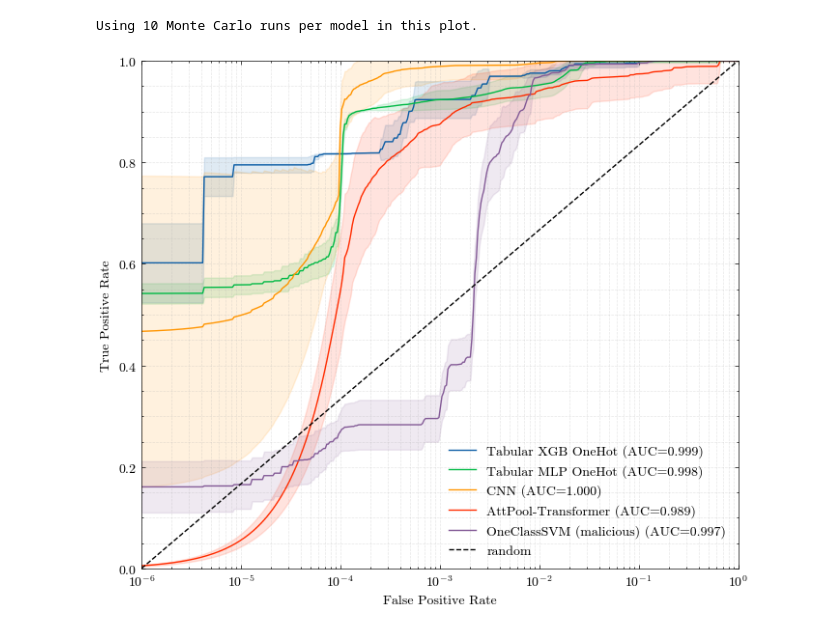
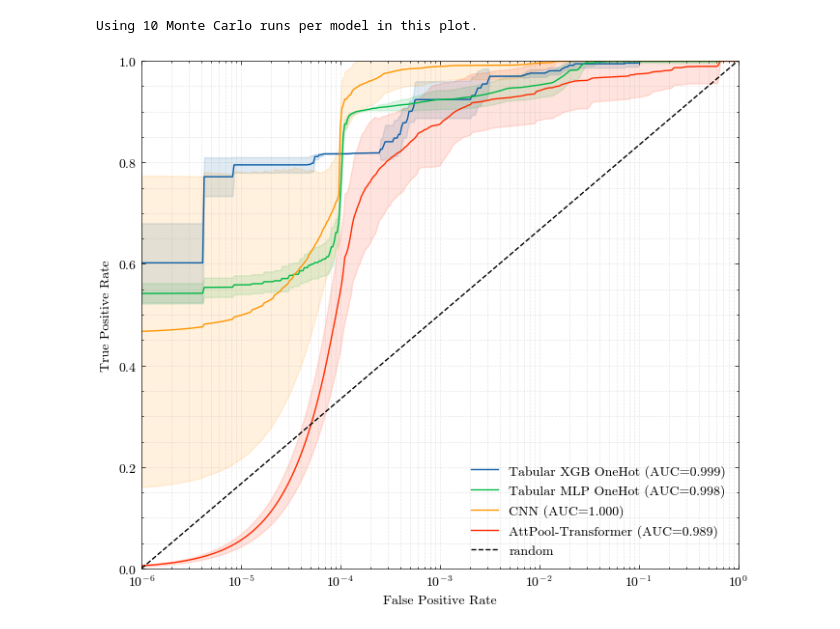
Before and after one commit to dtrizna/QuasarNix, a Jupyter notebook: experiments/results_mc_repeated_training.ipynb, the cells around one changed output. Saved outputs shown, nothing was run; the diff lists cells and outputs as text; code cells hidden in the pictures.

Commit message:
ROC figure update; agent instructions

```diff
--- a/experiments/results_mc_repeated_training.ipynb
+++ b/experiments/results_mc_repeated_training.ipynb
@@ -148,7 +148,7 @@ pretty_model_names = {
     # "mean_transformer": "Mean-Transformer",
     # "lstm": "LSTM",
     # "oc_svm_sgd_baseline": "OneClassSVM(benign)",
-    "oc_svm_sgd_malicious": "OneClassSVM (malicious)",
+    # "oc_svm_sgd_malicious": "OneClassSVM (malicious)",
 }
 run_sigma = False
 
@@ -242,31 +242,31 @@ try:
         color="C8",
         linestyle="-.",
         linewidth=2,
         label=sigma_label,
     )
     handles.append(sigma_line)
     labels.append(sigma_label)
 
     print(f"Sigma ruleset ROC on subset of {len(y_sigma)} test samples: AUC={auc_sigma:.4f}")
 except Exception as e:
     pass
 
 random_line, = ax.plot([1e-6, 1.0], [1e-6, 1.0], "k--", linewidth=1, label="random")
 handles.append(random_line)
 labels.append("random")
 
 ax.set_xscale("log")
 ax.set_xlim([1e-6, 1.0])
 ax.set_ylim([0.0, 1.0])
 ax.set_xlabel("False Positive Rate")
 ax.set_ylabel("True Positive Rate")
 # ax.set_title(f"ROC ({n_mc_runs} runs/model)")
 ax.grid(True, which="both", linestyle="--", alpha=0.3)
 # Explicitly pass collected handles and labels to legend to ensure all models appear
 ax.legend(handles, labels, loc="lower right")
 plt.savefig("../img/roc_mc_repeated_training.pdf", bbox_inches="tight", dpi=300)
 plt.tight_layout()
 plt.show()
 # %% [output]
 Using 10 Monte Carlo runs per model in this plot.
-[figure, old version]
+[figure, new version]
```
Also changed, not shown: parts of 1 cell of this notebook, 2 other files.
